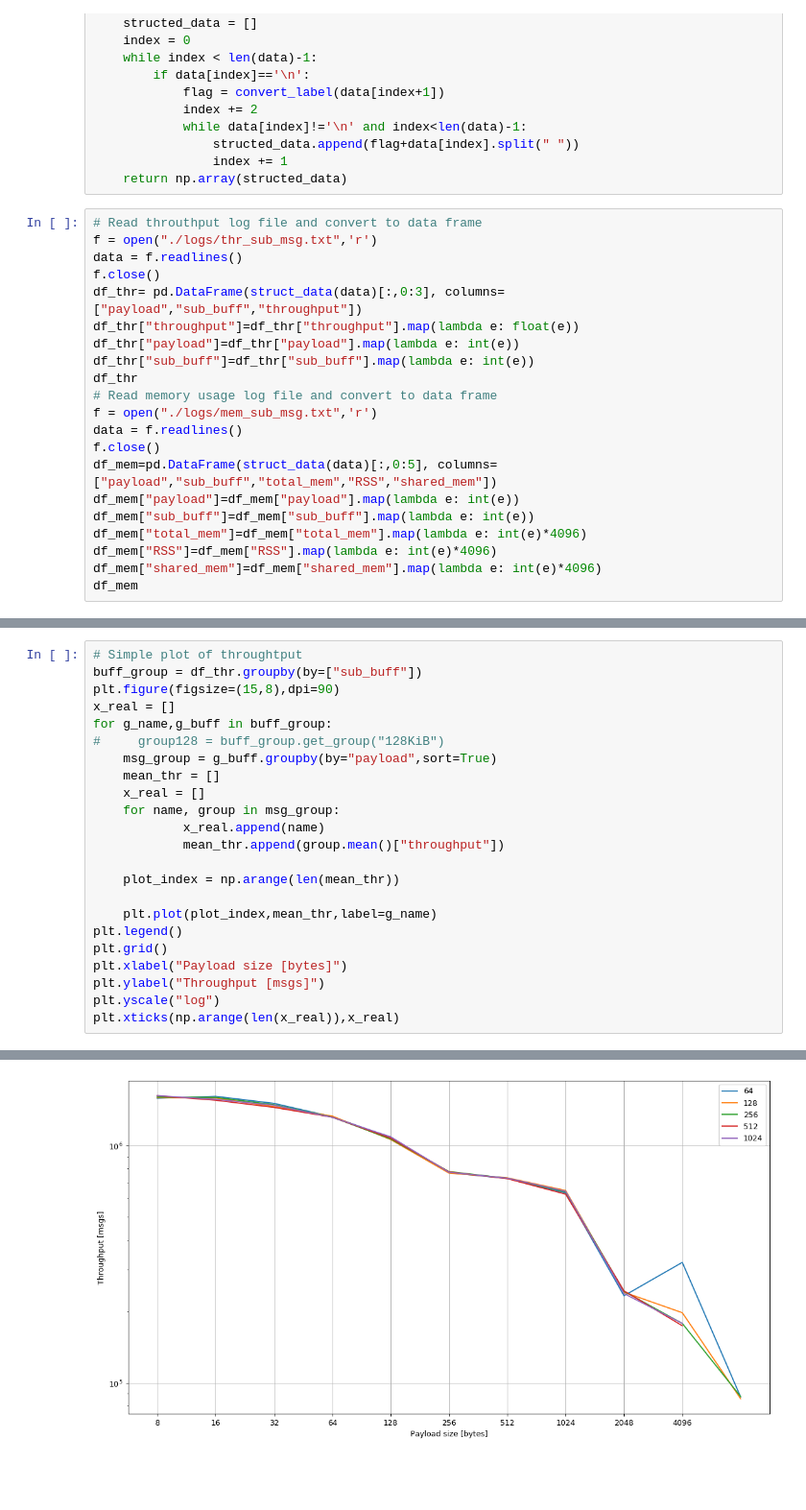
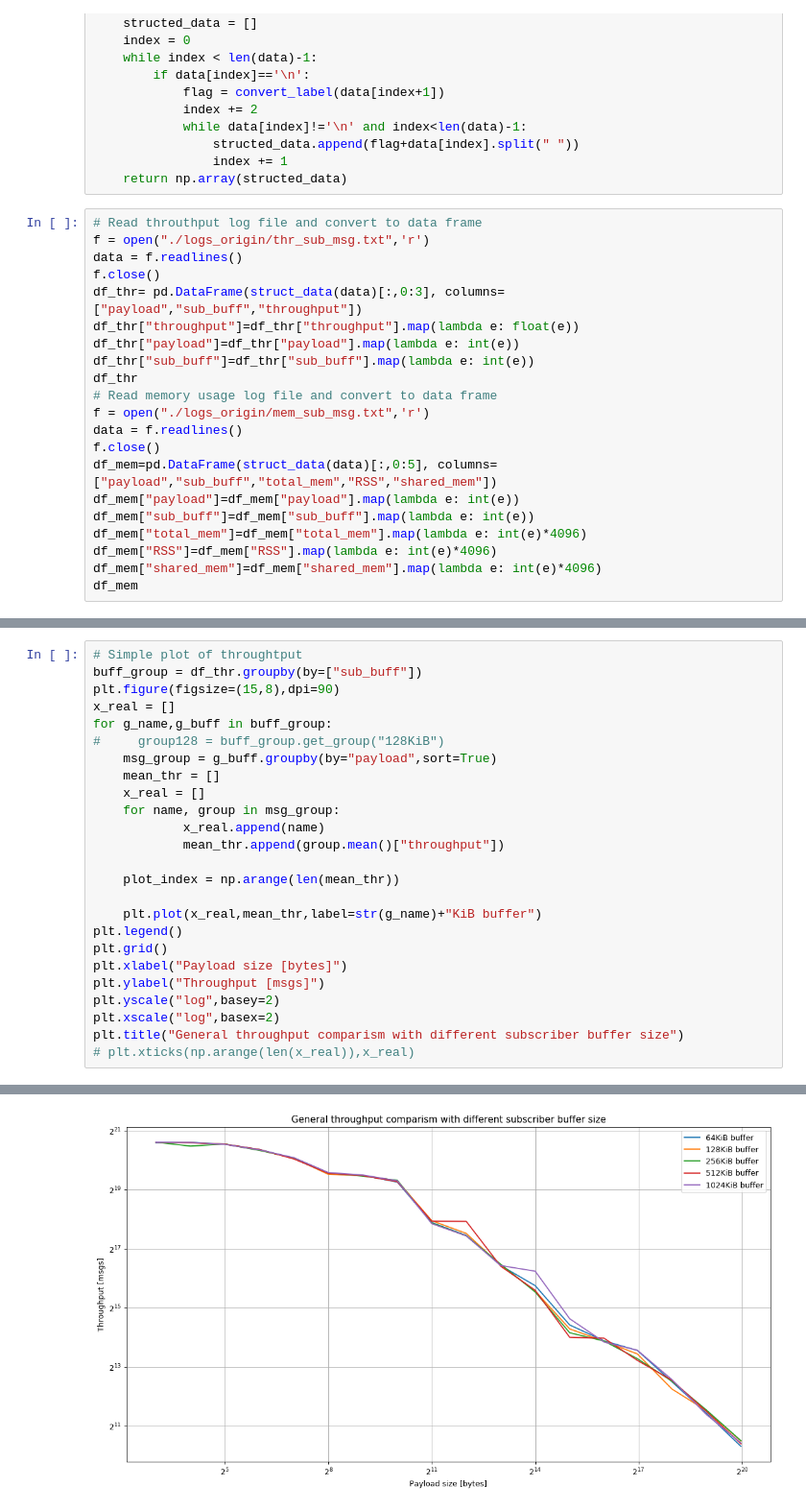
Before and after one commit to Rexyyj/zenoh_buffer_size, a Jupyter notebook: plot_sub.ipynb, the cells around one changed output, grey strips where cells are left out. Shown: that part at 96% size. Cells and saved outputs as stored; diff of their text form; blank space fills up the shorter version.

```diff
--- a/plot_sub.ipynb
+++ b/plot_sub.ipynb
@@ -33,7 +33,7 @@ def struct_data(data):
     return np.array(structed_data)
 # %%
 # Read throuthput log file and convert to data frame
-f = open("./logs/thr_sub_msg.txt",'r')
+f = open("./logs_origin/thr_sub_msg.txt",'r')
 data = f.readlines()
 f.close()
 df_thr= pd.DataFrame(struct_data(data)[:,0:3], columns=["payload","sub_buff","throughput"])
@@ -42,7 +42,7 @@ df_thr["payload"]=df_thr["payload"].map(lambda e: int(e))
 df_thr["sub_buff"]=df_thr["sub_buff"].map(lambda e: int(e))
 df_thr
 # Read memory usage log file and convert to data frame
-f = open("./logs/mem_sub_msg.txt",'r')
+f = open("./logs_origin/mem_sub_msg.txt",'r')
 data = f.readlines()
 f.close()
 df_mem=pd.DataFrame(struct_data(data)[:,0:5], columns=["payload","sub_buff","total_mem","RSS","shared_mem"])
@@ -82,11 +82,13 @@ for g_name,g_buff in buff_group:
 
     plot_index = np.arange(len(mean_thr))
 
-    plt.plot(plot_index,mean_thr,label=g_name)
+    plt.plot(x_real,mean_thr,label=str(g_name)+"KiB buffer")
 plt.legend()
 plt.grid()
 plt.xlabel("Payload size [bytes]")
 plt.ylabel("Throughput [msgs]")
-plt.yscale("log")
-plt.xticks(np.arange(len(x_real)),x_real)
+plt.yscale("log",basey=2)
+plt.xscale("log",basex=2)
+plt.title("General throughput comparism with different subscriber buffer size")
+# plt.xticks(np.arange(len(x_real)),x_real)
 # %% [output]
@@ -104 +96 @@ plt.xticks(np.arange(len(x_real)),x_real)
-[figure, old version]
+[figure, new version]
```
Also changed, not shown: parts of 4 cells of this notebook, 8 other files.
